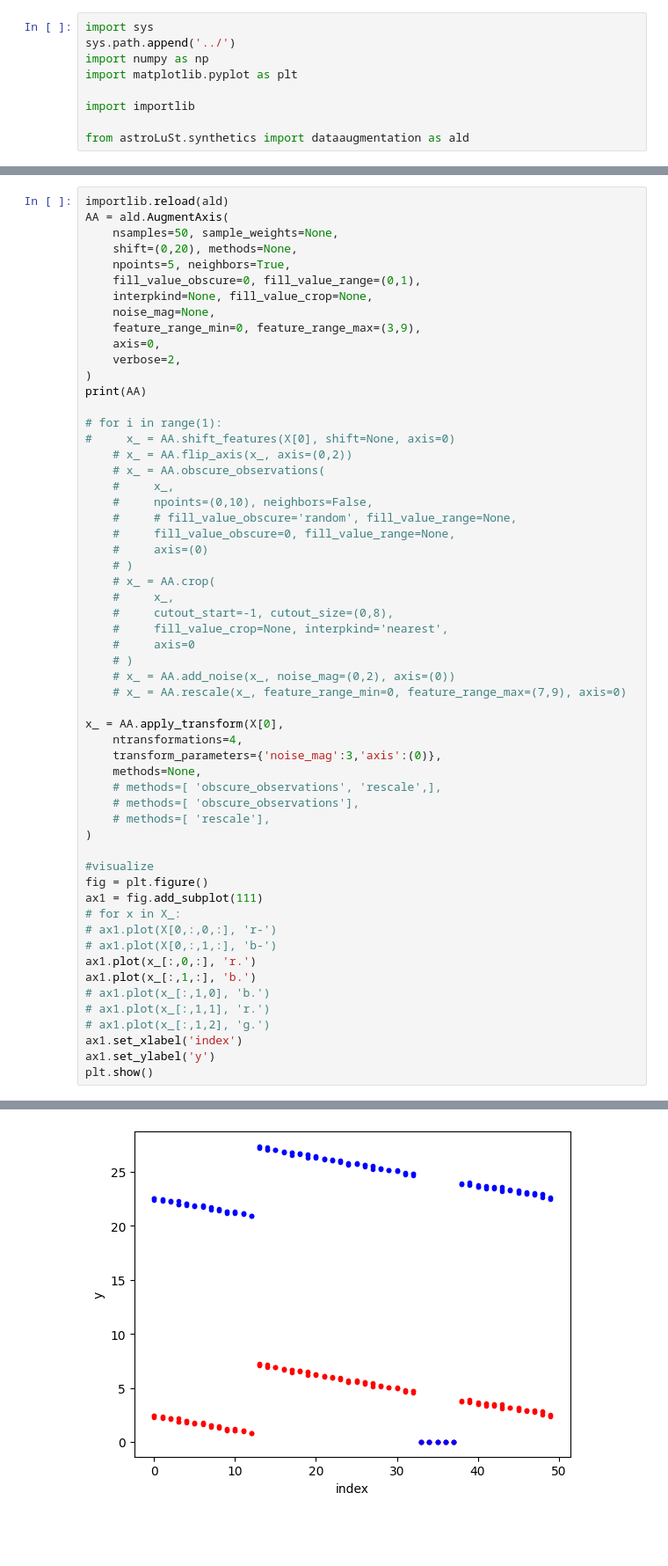
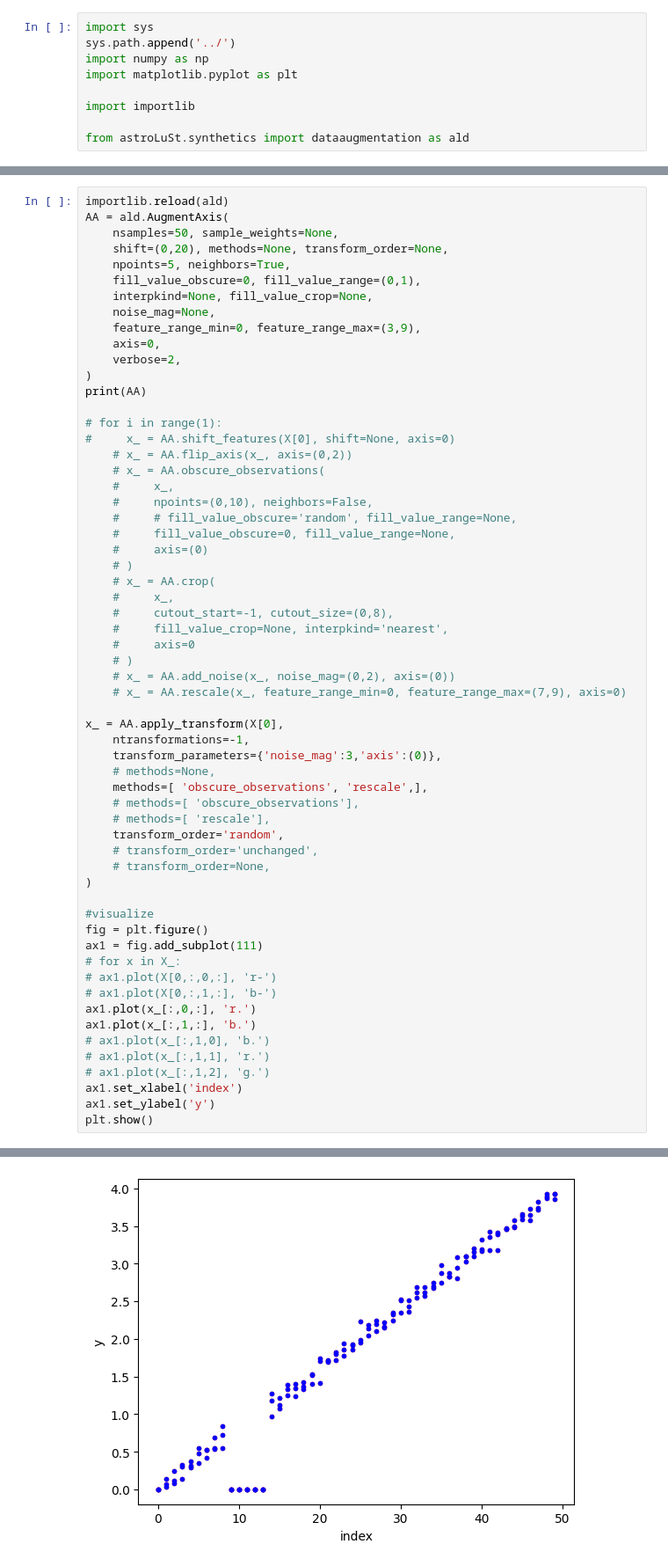
Before and after one commit to TheRedElement/astroLuSt, a Jupyter notebook: demos/synthetics_demo.ipynb, the cells around one changed output, grey strips where cells are left out. Shown at 88% size. Saved outputs shown, nothing was run; the diff lists cells and outputs as text; blank space fills up the shorter version.

Commit message:
added transform_order argument to allow for custom execution of transformations

```diff
--- a/demos/synthetics_demo.ipynb
+++ b/demos/synthetics_demo.ipynb
@@ -53,7 +53,7 @@ plt.show()
 importlib.reload(ald)
 AA = ald.AugmentAxis(
     nsamples=50, sample_weights=None,
-    shift=(0,20), methods=None,
+    shift=(0,20), methods=None, transform_order=None,
     npoints=5, neighbors=True,
     fill_value_obscure=0, fill_value_range=(0,1),
     interpkind=None, fill_value_crop=None,
@@ -84,12 +84,15 @@ print(AA)
     # x_ = AA.rescale(x_, feature_range_min=0, feature_range_max=(7,9), axis=0)
 
 x_ = AA.apply_transform(X[0],
-    ntransformations=4,
+    ntransformations=-1,
     transform_parameters={'noise_mag':3,'axis':(0)},
-    methods=None,
-    # methods=[ 'obscure_observations', 'rescale',],
+    # methods=None,
+    methods=[ 'obscure_observations', 'rescale',],
     # methods=[ 'obscure_observations'],
     # methods=[ 'rescale'],
+    transform_order='random',
+    # transform_order='unchanged',
+    # transform_order=None,
 )
 
 #visualize
@@ -124 +127 @@ INFO(AugmentAxis.apply_transform):
-[figure, old version]
+[figure, new version]
```
Also changed, not shown: parts of 2 cells of this notebook, 1 other file.
